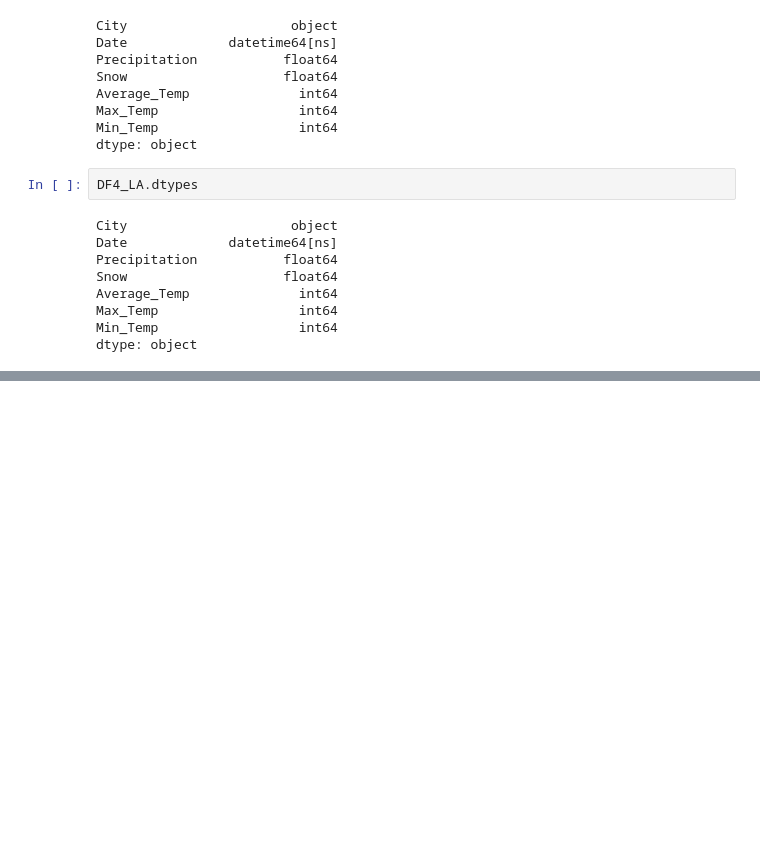
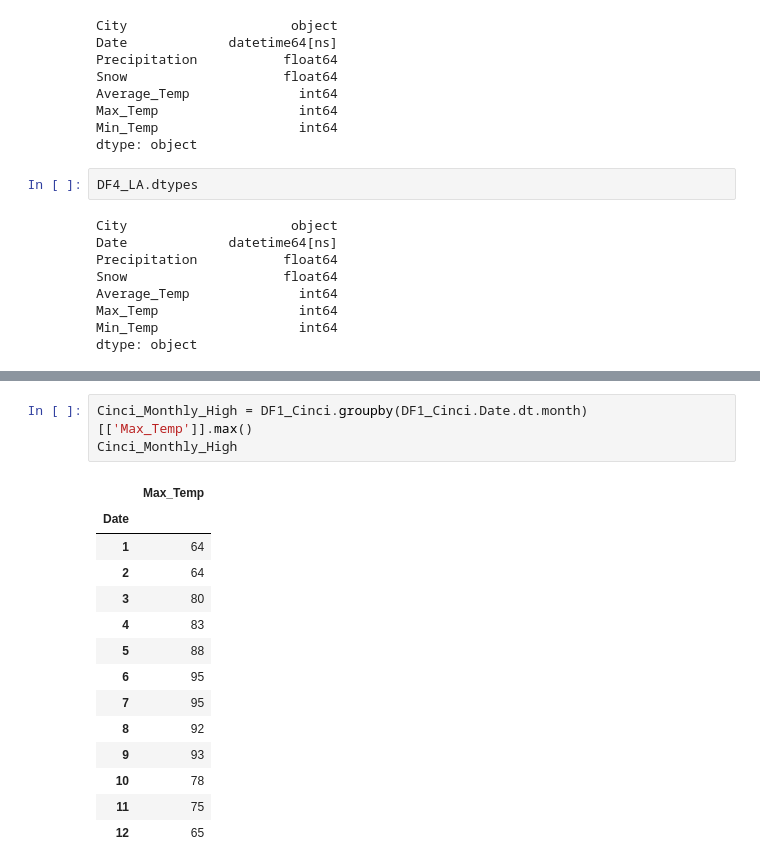
Before and after one commit to BerisDizdar/City_Weather_Comparison, a Jupyter notebook: City_Weather_Comp_2.ipynb, the cells around one changed output, grey strips where cells are left out. Drawn from its saved outputs; the diff is of its cells as text; blank space fills up the shorter version.

```diff
--- a/City_Weather_Comp_2.ipynb
+++ b/City_Weather_Comp_2.ipynb
@@ -269,0 +290,18 @@ dtype: object
+# %%
+Cinci_Monthly_High = DF1_Cinci.groupby(DF1_Cinci.Date.dt.month)[['Max_Temp']].max()
+Cinci_Monthly_High
+# %% [output]
+|  | Max_Temp |
+| Date |  |
+| 1 | 64 |
+| 2 | 64 |
+| 3 | 80 |
+| 4 | 83 |
+| 5 | 88 |
+| 6 | 95 |
+| 7 | 95 |
+| 8 | 92 |
+| 9 | 93 |
+| 10 | 78 |
+| 11 | 75 |
+| 12 | 65 |
```
Also changed, not shown: parts of 4 cells of this notebook.
